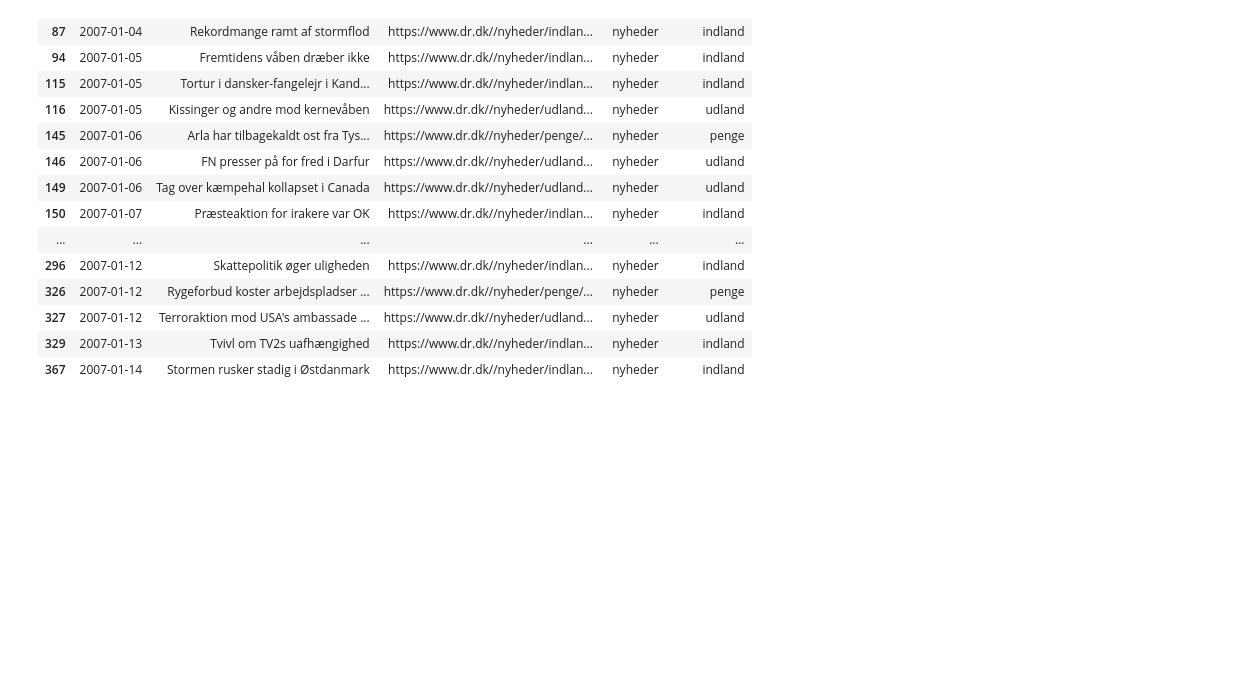
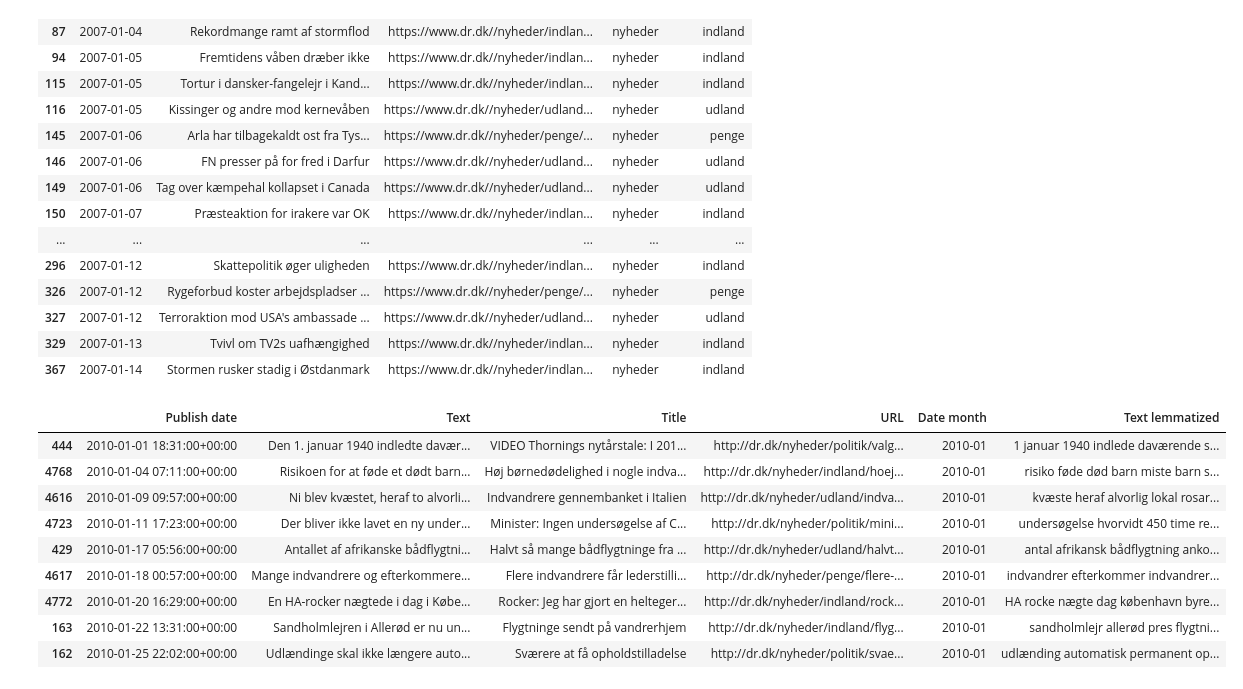
Before and after one commit to OliviaRW/group23, a Jupyter notebook: Exam/Migration/Exam tests.ipynb, the cells around one changed output. Saved outputs shown, nothing was run; the diff lists cells and outputs as text; code cells hidden in the pictures; blank space fills up the shorter version.

```diff
--- a/Exam/Migration/Exam tests.ipynb
+++ b/Exam/Migration/Exam tests.ipynb
@@ -544,3 +566,17 @@ df.head(20)
 | 327 | 2007-01-12 | Terroraktion mod USA's ambassade ... | https://www.dr.dk//nyheder/udland... | nyheder | udland |
 | 329 | 2007-01-13 | Tvivl om TV2s uafhængighed | https://www.dr.dk//nyheder/indlan... | nyheder | indland |
 | 367 | 2007-01-14 | Stormen rusker stadig i Østdanmark | https://www.dr.dk//nyheder/indlan... | nyheder | indland |
+# %%
+df = pd.read_csv('dr_frequent_articles.csv', header = 0)
+df[(pd.to_datetime(df['Publish date']).dt.year == 2010) & (pd.to_datetime(df['Publish date']).dt.month == 1)].sort_values('Publish date')
+# %% [output]
+|  | Publish date | Text | Title | URL | Date month | Text lemmatized |
+| 444 | 2010-01-01 18:31:00+00:00 | Den 1. januar 1940 indledte davær... | VIDEO Thornings nytårstale: I 201... | http://dr.dk/nyheder/politik/valg... | 2010-01 | 1 januar 1940 indlede daværende s... |
+| 4768 | 2010-01-04 07:11:00+00:00 | Risikoen for at føde et dødt barn... | Høj børnedødelighed i nogle indva... | http://dr.dk/nyheder/indland/hoej... | 2010-01 | risiko føde død barn miste barn s... |
+| 4616 | 2010-01-09 09:57:00+00:00 | Ni blev kvæstet, heraf to alvorli... | Indvandrere gennembanket i Italien | http://dr.dk/nyheder/udland/indva... | 2010-01 | kvæste heraf alvorlig lokal rosar... |
+| 4723 | 2010-01-11 17:23:00+00:00 | Der bliver ikke lavet en ny under... | Minister: Ingen undersøgelse af C... | http://dr.dk/nyheder/politik/mini... | 2010-01 | undersøgelse hvorvidt 450 time re... |
+| 429 | 2010-01-17 05:56:00+00:00 | Antallet af afrikanske bådflygtni... | Halvt så mange bådflygtninge fra ... | http://dr.dk/nyheder/udland/halvt... | 2010-01 | antal afrikansk bådflygtning anko... |
+| 4617 | 2010-01-18 00:57:00+00:00 | Mange indvandrere og efterkommere... | Flere indvandrere får lederstilli... | http://dr.dk/nyheder/penge/flere-... | 2010-01 | indvandrer efterkommer indvandrer... |
+| 4772 | 2010-01-20 16:29:00+00:00 | En HA-rocker nægtede i dag i Købe... | Rocker: Jeg har gjort en helteger... | http://dr.dk/nyheder/indland/rock... | 2010-01 | HA rocke nægte dag københavn byre... |
+| 163 | 2010-01-22 13:31:00+00:00 | Sandholmlejren i Allerød er nu un... | Flygtninge sendt på vandrerhjem | http://dr.dk/nyheder/indland/flyg... | 2010-01 | sandholmlejr allerød pres flygtni... |
+| 162 | 2010-01-25 22:02:00+00:00 | Udlændinge skal ikke længere auto... | Sværere at få opholdstilladelse | http://dr.dk/nyheder/politik/svae... | 2010-01 | udlænding automatisk permanent op... |
```
Also changed, not shown: parts of 7 cells of this notebook, 7 other files.
